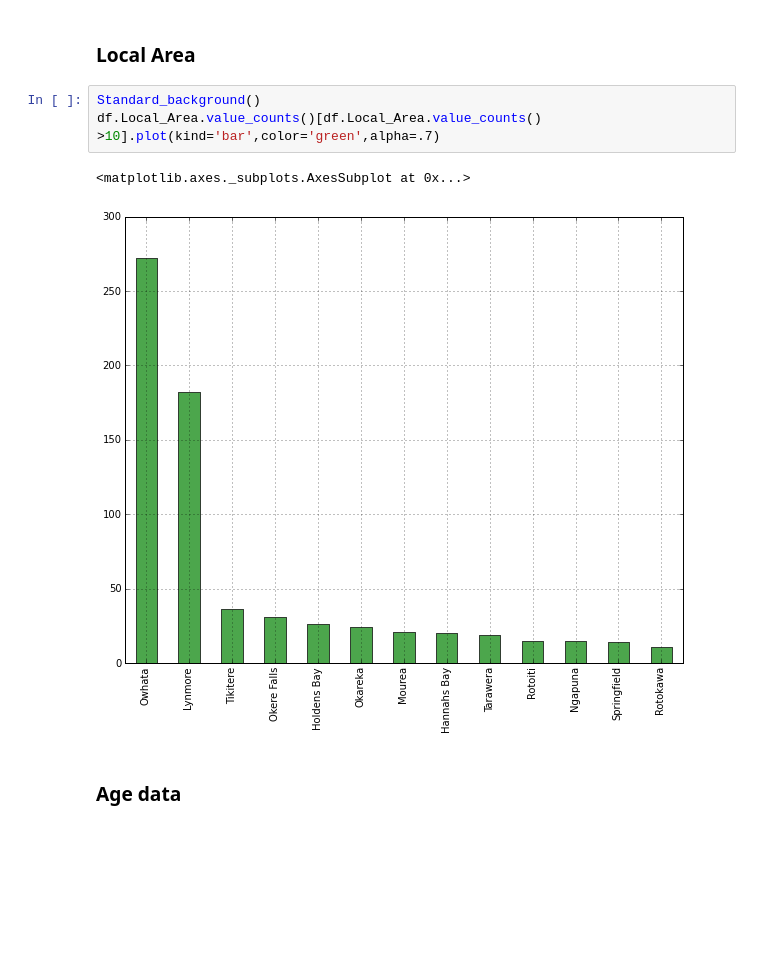
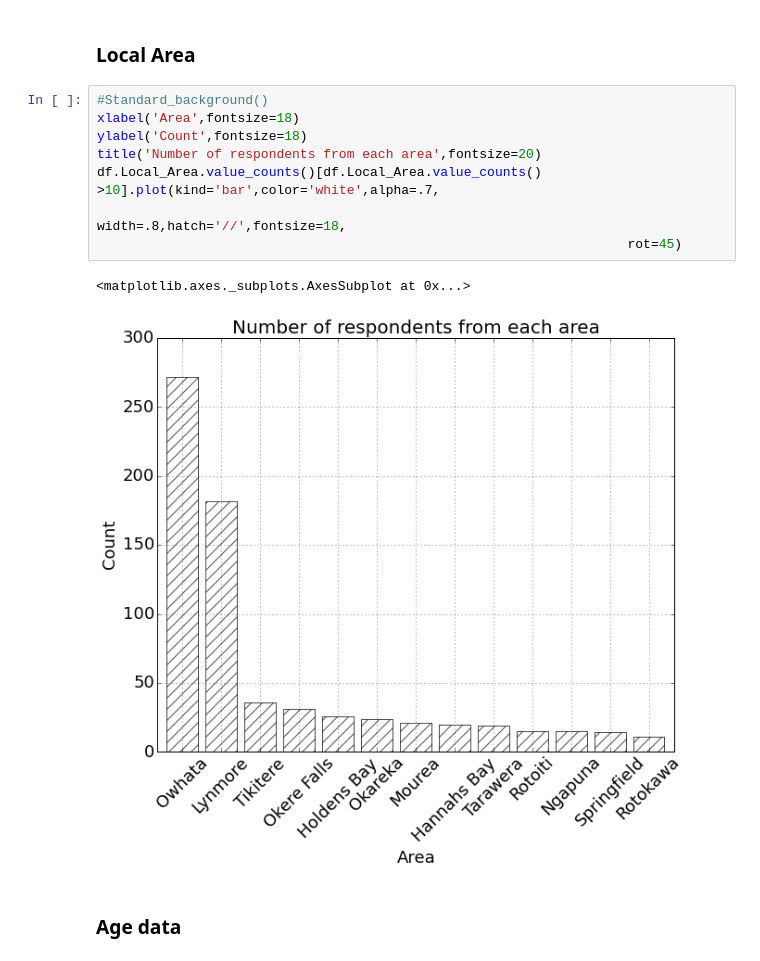
Before and after one commit to hillbs/Differential-Equations-and-Linear-Algebra, a Jupyter notebook: Youth_survey_git.ipynb, the cells around one changed output. Saved outputs shown, nothing was run; the diff lists cells and outputs as text; blank space fills up the shorter version.

```diff
--- a/Youth_survey_git.ipynb
+++ b/Youth_survey_git.ipynb
@@ -98,11 +123,16 @@ df.head
 # %% [markdown]
 ### Local Area
 # %%
-Standard_background()
-df.Local_Area.value_counts()[df.Local_Area.value_counts() >10].plot(kind='bar',color='green',alpha=.7)
+#Standard_background()
+xlabel('Area',fontsize=18)
+ylabel('Count',fontsize=18)
+title('Number of respondents from each area',fontsize=20)
+df.Local_Area.value_counts()[df.Local_Area.value_counts() >10].plot(kind='bar',color='white',alpha=.7,
+                                                                    width=.8,hatch='//',fontsize=18,
+                                                                    rot=45)
 # %% [output]
 <matplotlib.axes._subplots.AxesSubplot at 0x...>
-[figure, old version]
+[figure, new version]
 # %% [markdown]
 ### Age data
 # %%
```
Also changed, not shown: parts of 73 cells of this notebook, 1 other file.
